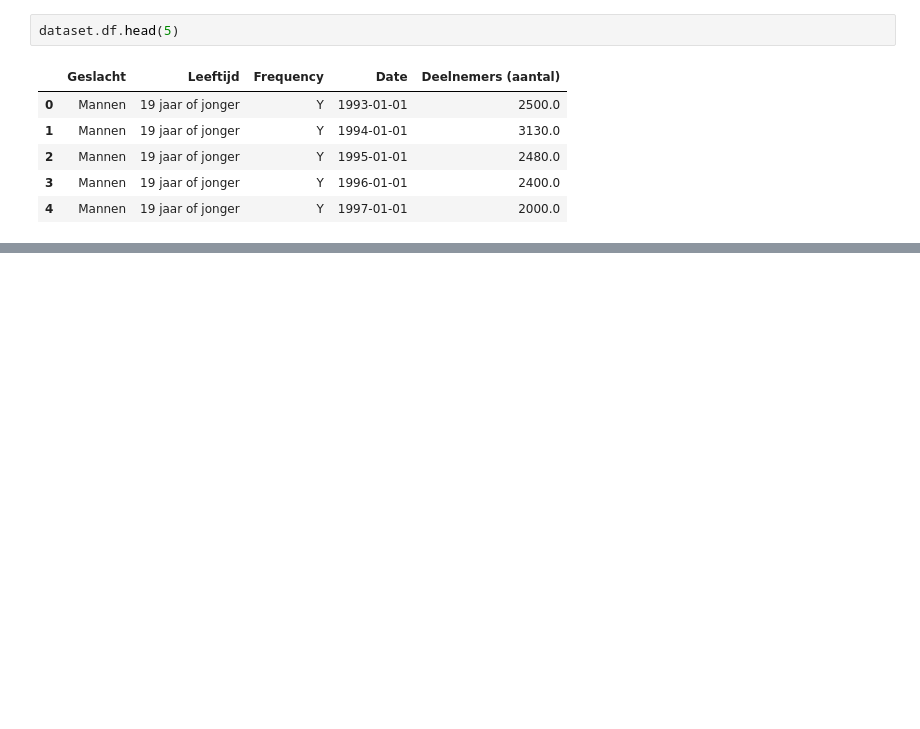
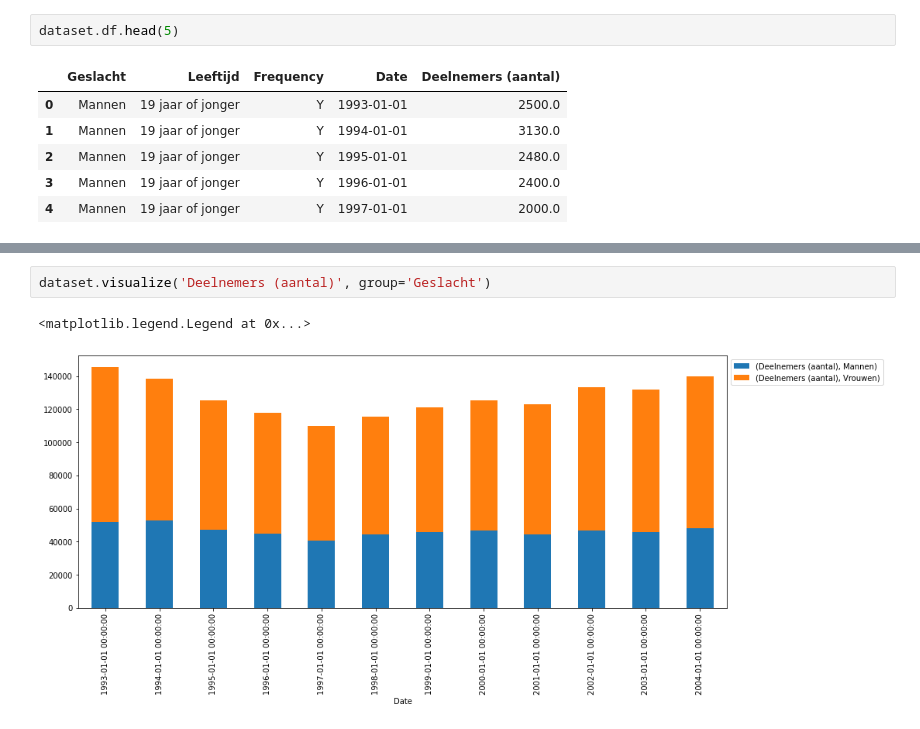
Before and after one commit to raaij/cbs_pandas, a Jupyter notebook: examples/Basic Example.ipynb, the cells around one changed output, grey strips where cells are left out. Saved outputs shown, nothing was run; the diff lists cells and outputs as text; blank space fills up the shorter version.

```diff
--- a/examples/Basic Example.ipynb
+++ b/examples/Basic Example.ipynb
@@ -45,0 +46,5 @@ dataset.df.groupby(['Date', 'Leeftijd'])['Deelnemers (aantal)'].sum().reset_inde
+# %%
+dataset.visualize('Deelnemers (aantal)', group='Geslacht')
+# %% [output]
+<matplotlib.legend.Legend at 0x...>
+[figure, added]
```
Also changed, not shown: parts of 5 cells of this notebook, 1 other file.
